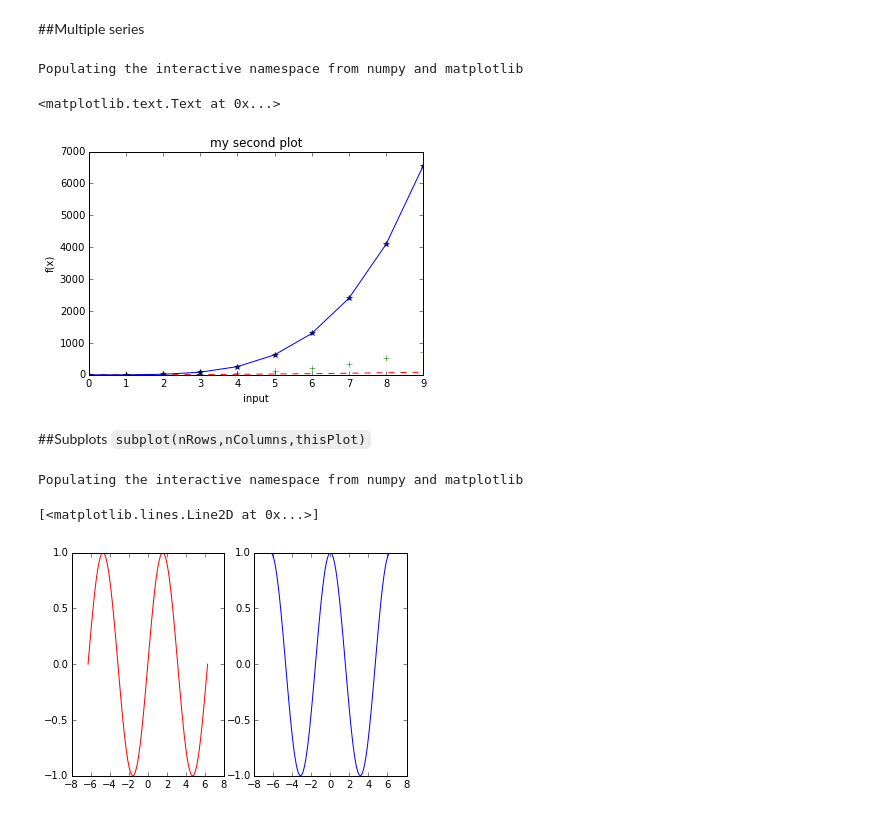
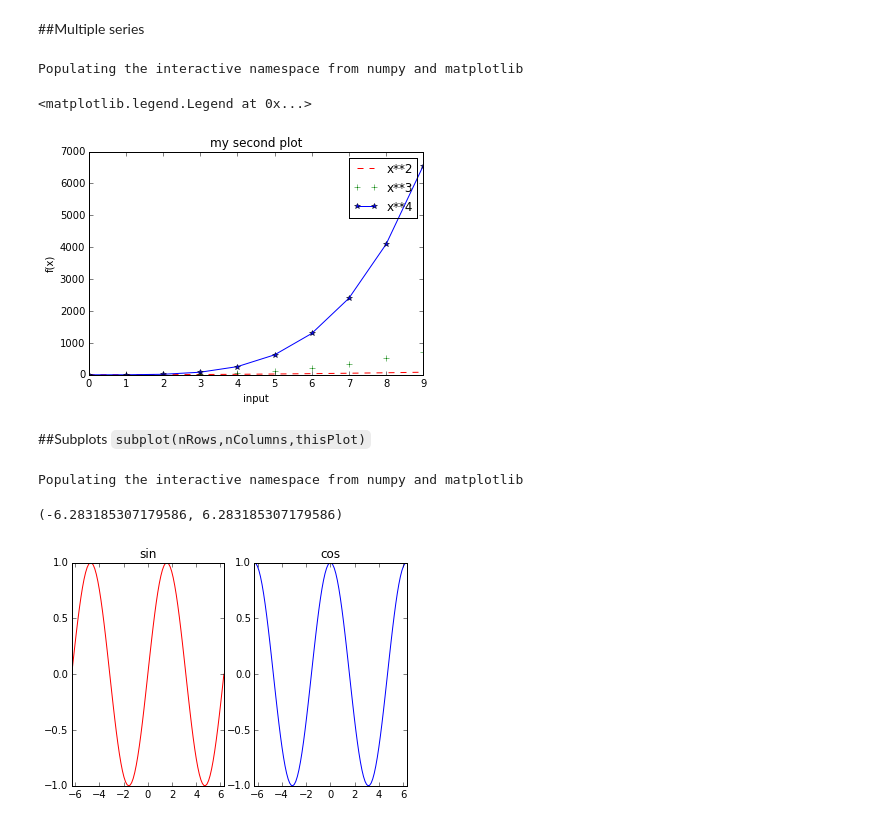
Before and after one commit to ben-albrecht/PythonWorkshop2015, a Jupyter notebook: ScientificLibraries/slideshow.ipynb, the cells around one changed output. Saved outputs shown, nothing was run; the diff lists cells and outputs as text; code cells hidden in the pictures.

```diff
--- a/ScientificLibraries/slideshow.ipynb
+++ b/ScientificLibraries/slideshow.ipynb
@@ -272,29 +278,34 @@ x = np.arange(10)
 y1 = x**2
 y2 = x**3
 y3 = x**4
-plot(x,y1,'r--')
-plot(x,y2,'g+')
-plot(x,y3,'b*-')
+plot(x,y1,'r--',label='x**2')
+plot(x,y2,'g+',label='x**3')
+plot(x,y3,'b*-',label='x**4')
 title("my second plot")
 xlabel('input')
 ylabel('f(x)')
+legend()
 # %% [output]
 Populating the interactive namespace from numpy and matplotlib
-<matplotlib.text.Text at 0x...>
+<matplotlib.legend.Legend at 0x...>
-[figure, old version]
+[figure, new version]
 # %% [markdown]
 ##Subplots
 `subplot(nRows,nColumns,thisPlot)`
 # %%
 %pylab inline
 x = np.linspace(-2.*np.pi,2.*np.pi,100)
 y1 = np.sin(x)
 y2 = np.cos(x)
 subplot(1,2,1)
 plot(x,y1,'r')
+title('sin')
+xlim(-2.*np.pi,2.*np.pi)
 subplot(1,2,2)
 plot(x,y2,'b')
+title('cos')
+xlim(-2.*np.pi,2.*np.pi)
 # %% [output]
 Populating the interactive namespace from numpy and matplotlib
-[<matplotlib.lines.Line2D at 0x...>]
+(-6.283185307179586, 6.283185307179586)
-[figure, old version]
+[figure, new version]
```
Also changed, not shown: parts of 14 cells of this notebook, 3 other files.
